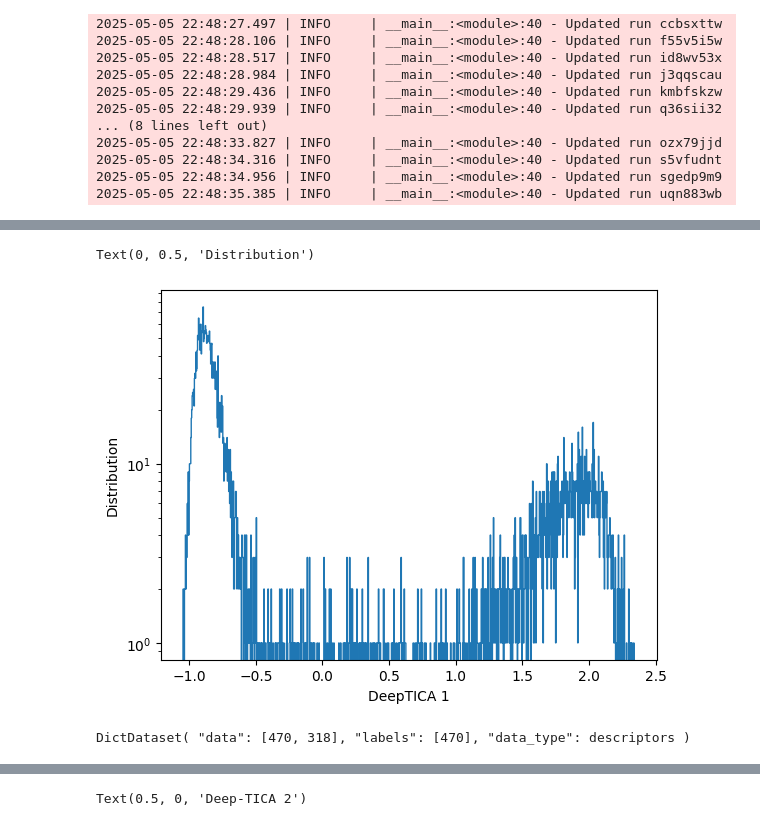
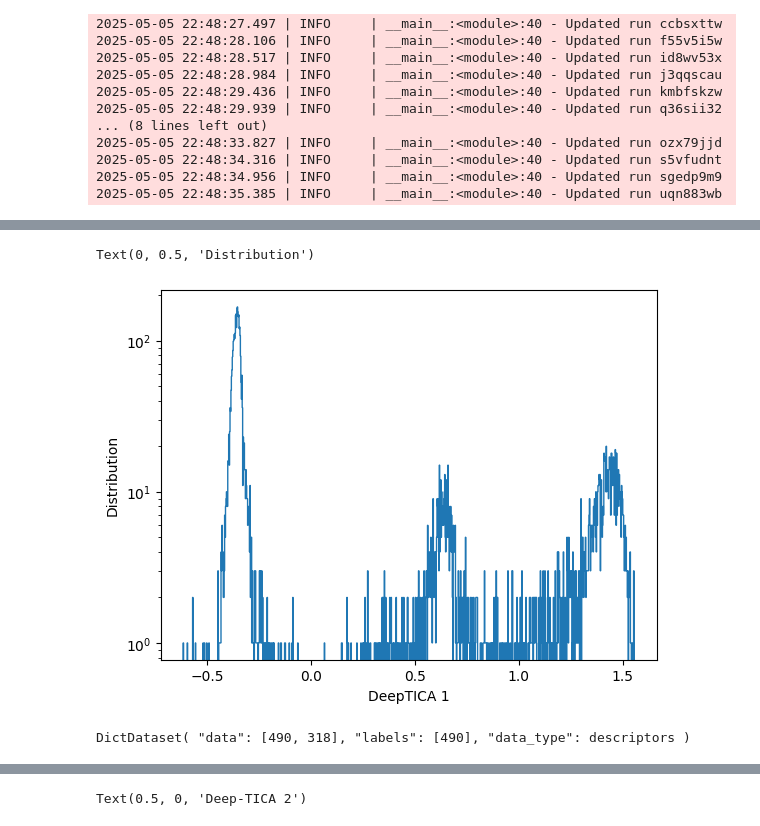
Before and after one commit to pietronvll/encoderops, a Jupyter notebook: analysis/scratch.ipynb, the cells around one changed output, grey strips where cells are left out. Cells and saved outputs as stored; diff of their text form; code cells hidden in the pictures.

```diff
--- a/analysis/scratch.ipynb
+++ b/analysis/scratch.ipynb
@@ -147,7 +147,7 @@ def descriptors(protein_id: str, sample_idxs: list[int] | None, descriptors=['di
 # %%
 protein_id = "CLN025"
 
-run_id = "z5wou0da"
+run_id = "j3qqscau"
 subsample = 0.04
 
 model, results = load_run(run_id, protein_id, subsample=subsample)
@@ -176,14 +192,14 @@ traj, desc_df, feats_info = descriptors(protein_id, sample_idxs=results['sample_
 # %%
 fig, ax = plt.subplots()
-mask = results['r_fun'][:, 0].real > 0
-eigfun = results['r_fun'][:, 2].real
+mask = results['r_fun'][:, 0].real < 0
+eigfun = results['r_fun'][:, 3].real
 ax.hist(eigfun[mask],bins=1000,histtype='step')
 ax.set_yscale('log')
 ax.set_xlabel('DeepTICA 1')
 ax.set_ylabel('Distribution')
 # %% [output]
 Text(0, 0.5, 'Distribution')
-[figure, old version]
+[figure, new version]
 # %%
 from mlcolvar.data import DictDataset
 df = desc_df.copy()
@@ -221,7 +237,7 @@ dataset = DictDataset(dict(data=X,labels=y))
 dataset.feature_names = feat_names
 dataset
 # %% [output]
-DictDataset( "data": [470, 318], "labels": [470], "data_type": descriptors )
+DictDataset( "data": [490, 318], "labels": [490], "data_type": descriptors )
 # %%
 from mlcolvar.explain.lasso import SparsityScoring, plot_lasso_classification
 from sklearn.preprocessing import StandardScaler
```
Also changed, not shown: parts of 4 cells of this notebook.
